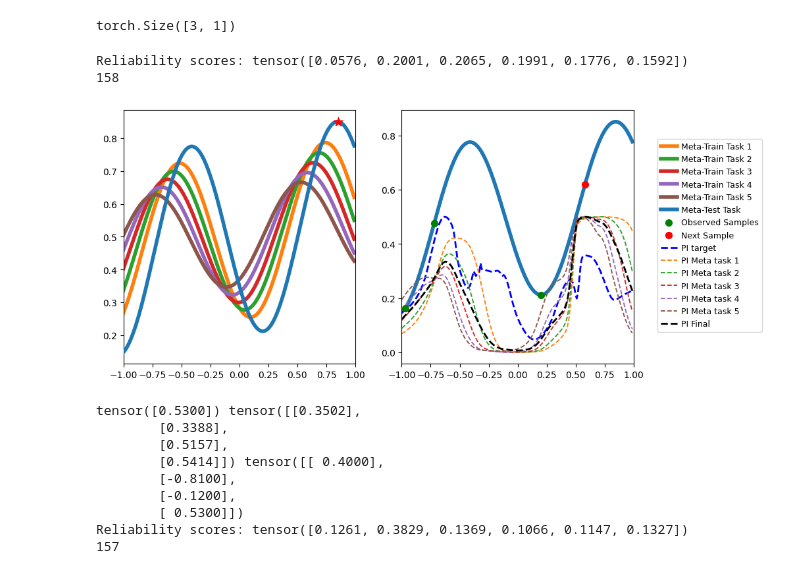
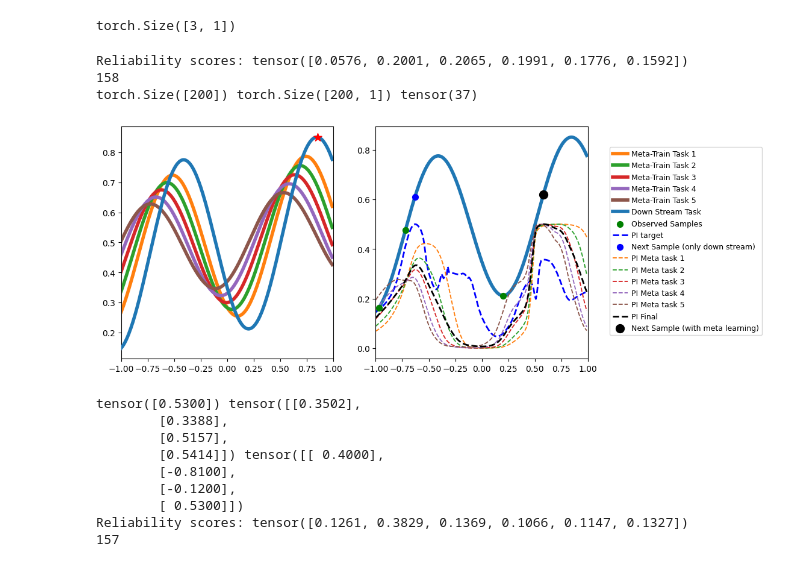
Before and after one commit to timruhkopf/ExperiencedFT-PFNs, a Jupyter notebook: HPO_tasks/Synthetic/demo_simple.ipynb, the cells around one changed output. Cells and saved outputs as stored; diff of their text form; code cells hidden in the pictures.

```diff
--- a/HPO_tasks/Synthetic/demo_simple.ipynb
+++ b/HPO_tasks/Synthetic/demo_simple.ipynb
@@ -122,15 +125,15 @@ print(idx_next)
 X_spt = torch.cat((X_spt, X_qry[idx_next].unsqueeze(-1)))
 y_spt = torch.cat((y_spt, y_qry[idx_next].unsqueeze(-1)))
 
-axs[1].plot(X_qry,y_qry, linewidth=lw, label="Meta-Test Task")
+axs[1].plot(X_qry,y_qry, linewidth=lw,label="Down Stream Task")
 axs[1].scatter(X_spt[:-1], y_spt[:-1], s= 50, c= "green", label="Observed Samples", zorder = 99)
-axs[1].scatter(X_spt[-1], y_spt[-1], s= 50, c= "red", label="Next Sample", zorder = 99)
-
 
 
 pi = optimizer.pfnimputation.pi_target
+print(pi.shape, X_qry.shape, pi.argmax())
 pi =  0.5*pi/max(pi)
 axs[ 1].plot(X_qry, pi, "--",linewidth=lw/2, label="PI target", c= "blue")
+axs[1].scatter(X_qry[pi.argmax()], y_qry[pi.argmax()], s= 50, c= "blue", label="Next Sample (only down stream)", zorder = 99)
 axs[1].set_xlim(-1,1)
 
 for i, task in enumerate(range(10,15)):
@@ -144,35 +147,38 @@ axs[ 1].plot(X_qry, pi, "--",linewidth=lw/2, label="PI Final", c= "black")
 axs[1].set_xlim(-1,1)
 
 
 X_qry = torch.Tensor(np.arange(-1, 1, 0.01)).reshape(-1,1)
 y_qry = f(X_qry, shift=task_shift(8))
-axs[0].plot(X_qry, y_qry, linewidth=lw, label="\textbf{Meta-Test Task}", zorder = 99)
+axs[0].plot(X_qry, y_qry, linewidth=lw, label="\textbf{Down Stream Task}", zorder = 99)
 axs[0].scatter([X_qry[y_qry.argmax()]], [y_qry.max()], marker="*", s=100, c= "red", zorder = 99)
 
 #axs[0].scatter(X_spt[:-1], y_spt[:-1], s= 1000)
 
 task_names = ["Meta-Train Task 1", "Meta-Train Task 2", "Meta-Train Task 3", "Meta-Train Task 4", "Meta-Train Task 5"]
 
 for i, task in enumerate(range(10,15)):
     imputed_y = optimizer.pfnimputation.imputed_y
     axs[0].plot(meta_data[i]["X"], meta_data[i]["y"], linewidth=lw, label=task_names[i])
     #axs[0].scatter(X_spt[:-1], imputed_y[:, i], s= 1000)
+
+axs[1].scatter(X_spt[-1], y_spt[-1], s= 100, c= "black", label="Next Sample (with meta learning)", zorder = 99)
 
 axs[0].set_xlim(-1,1)
 
 
 lines_labels = [ax.get_legend_handles_labels() for ax in fig.axes]
 lines, labels = [sum(lol, []) for lol in zip(*lines_labels)]
 lines.pop(0)
 labels.pop(0)
 
 anchor = (0.93, 0, 0.5, 1)
 fig.legend(lines, labels,loc="center left", bbox_to_anchor=anchor, ncol=1, fontsize=fontsize*0.5,  handletextpad=0.5, labelspacing = 0.5, columnspacing=1.)
 fig.subplots_adjust(wspace=0.2)
 # %% [output]
 Reliability scores: tensor([0.0576, 0.2001, 0.2065, 0.1991, 0.1776, 0.1592])
 158
+torch.Size([200]) torch.Size([200, 1]) tensor(37)
-[figure, old version]
+[figure, new version]
 # %%
 torch.manual_seed(0)
 np.random.seed(0)
```
Also changed, not shown: parts of 1 cell of this notebook, 7 other files.
